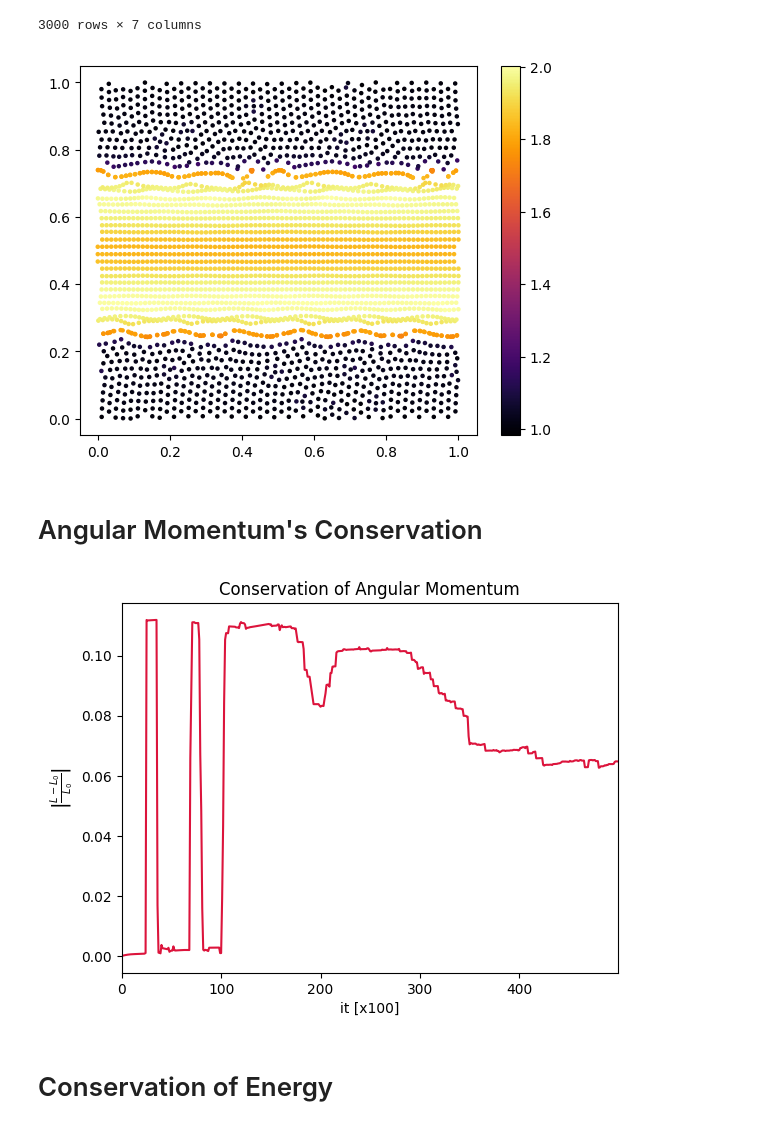
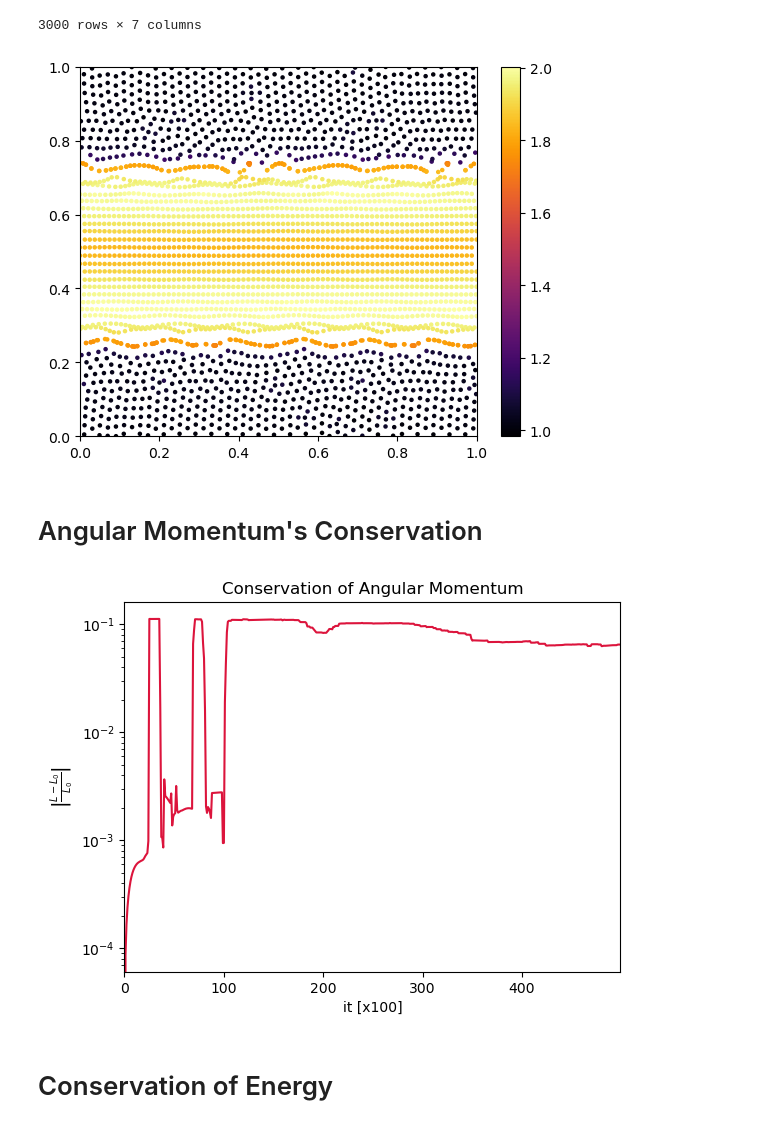
Before and after one commit to JackNarvaez/Rusph, a Jupyter notebook: Temp_Plots/Plots_kelvin_helmholtz.ipynb, the cells around one changed output. Drawn from its saved outputs; the diff is of its cells as text; code cells hidden in the pictures.

Commit message:
Fix settings of plots

```diff
--- a/Temp_Plots/Plots_kelvin_helmholtz.ipynb
+++ b/Temp_Plots/Plots_kelvin_helmholtz.ipynb
@@ -50,10 +50,11 @@ sdft
 # %%
 plt.scatter(sdft['x'], sdft['y'], c=sdft['rho'], cmap='inferno', s=5)
 plt.colorbar()
-#plt.ylim(0.2, 0.3)
+plt.xlim(0., 1.)
+plt.ylim(0., 1.)
 plt.show()
 # %% [output]
-[figure, old version]
+[figure, new version]
 # %% [markdown]
 # Angular Momentum's Conservation
 # %%
@@ -75,9 +76,10 @@ plt.title("Conservation of Angular Momentum")
 plt.xlabel("it [x100]")
 plt.ylabel(r"$\left|\frac{L-L_0}{L_0}\right|$")
 plt.xlim(0, T-1)
+plt.yscale("log")
 plt.show()
 # %% [output]
-[figure, old version]
+[figure, new version]
 # %% [markdown]
 # Conservation of Energy
 # %%
```
Also changed, not shown: parts of 1 cell of this notebook, 1 other file.
